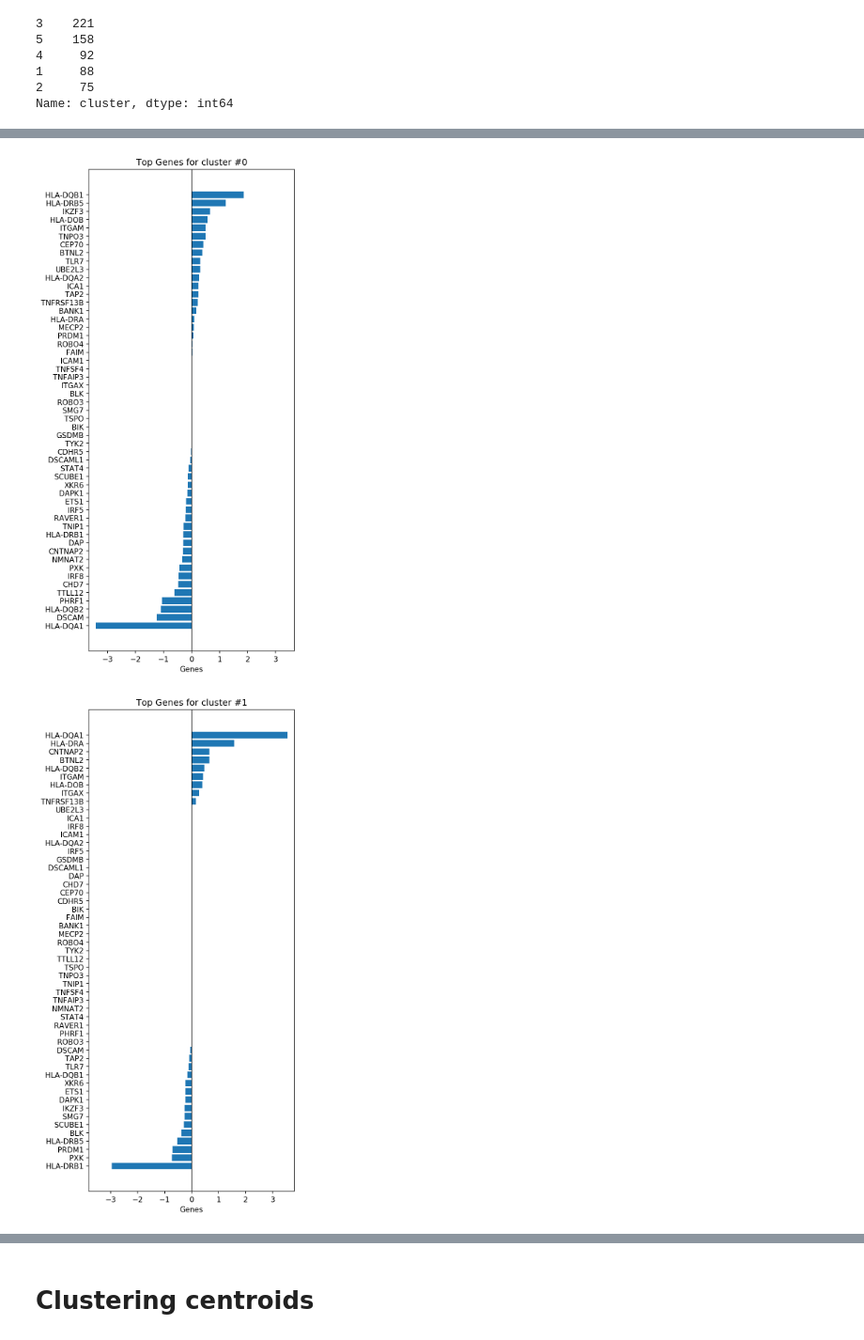
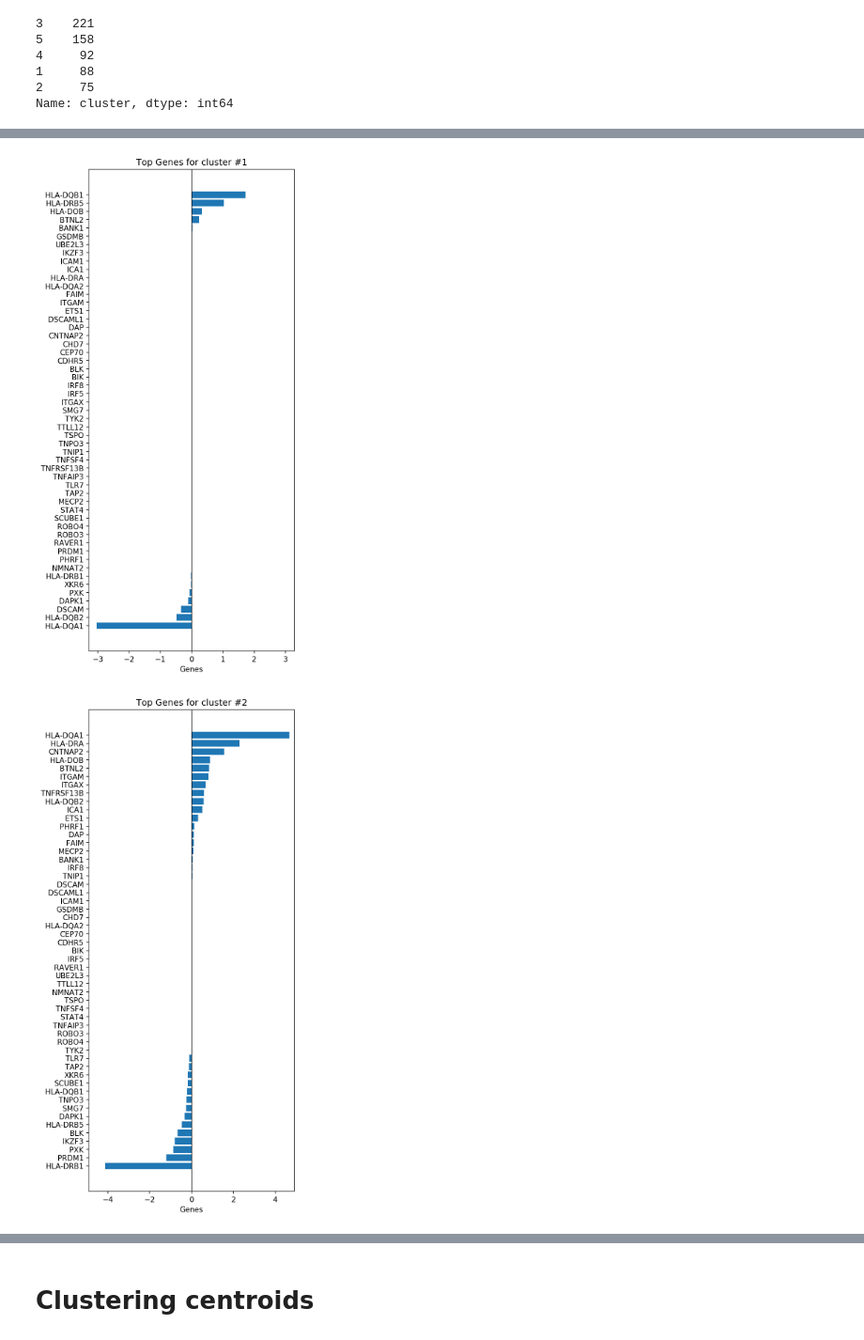
Before and after one commit to NCBI-Codeathons/SLEuth, a Jupyter notebook: notebooks/gene_feature_selection_from_cluster_results.ipynb, the cells around one changed output, grey strips where cells are left out. Shown at 94% size. Drawn from its saved outputs; the diff is of its cells as text; code cells hidden in the pictures.

Commit message:
all gene scores

```diff
--- a/notebooks/gene_feature_selection_from_cluster_results.ipynb
+++ b/notebooks/gene_feature_selection_from_cluster_results.ipynb
@@ -27,6 +27,7 @@ pca_projs_concat_df = pd.read_table("../data/interim/PCA_projections_80_variance
                                     index_col="Sample ID")
 # %%
 sample_cluster = pd.read_table("../data/interim/kmeans_patient_cluster5.csv", sep="," )
+sample_cluster.set_index("patient_id", inplace=True)
 sample_cluster["cluster"].value_counts()
 # %% [output]
 3    221
@@ -40,6 +47,7 @@ from sklearn.linear_model import LogisticRegression
 # %%
-lr = LogisticRegression(penalty="elasticnet", l1_ratio=0.5,
+lr = LogisticRegressionCV(Cs=10, cv=5, penalty="l1",
+                          l1_ratios=np.arange(0, 1, 0.2),
                         solver="saga",
                         multi_class="ovr", n_jobs=4)
-lr.fit(patient_gene_proj_scores, sample_cluster["cluster"])
+print(lr.fit(patient_gene_proj_scores, sample_cluster["cluster"]))
 # %% [output]
@@ -62,18 +76,18 @@ Accuracy: 0.26 (+/- 0.04)
 # %%
 for cluster in range(lr.coef_.shape[0]):
     fig = plt.figure(figsize=(5, 12), dpi=150)
     genes_ordered = np.argsort(lr.coef_[cluster])
     ax = fig.add_subplot(111)
-    ax.set_title("Top Genes for cluster #{}".format(cluster))
+    ax.set_title("Top Genes for cluster #{}".format(cluster+1))
     ax.set_xlabel("Genes")
     ax.axvline(0, color='k',lw=1)   # poor man's zero level
 #     ax.spines['bottom'].set_position('center')
 #     plt.xticks(rotation=90)
     abs_max = max(np.abs(lr.coef_[cluster]))+0.25
     ax.set_xlim((-abs_max, abs_max))
     ax.barh(y=patient_gene_proj_scores.columns[genes_ordered],
             width=lr.coef_[cluster][genes_ordered],
            align='center')
 # %% [output]
-[figure, old version]
+[figure, new version]
-[figure, old version]
+[figure, new version]
```
Also changed, not shown: parts of 15 cells of this notebook, 16 other files.
